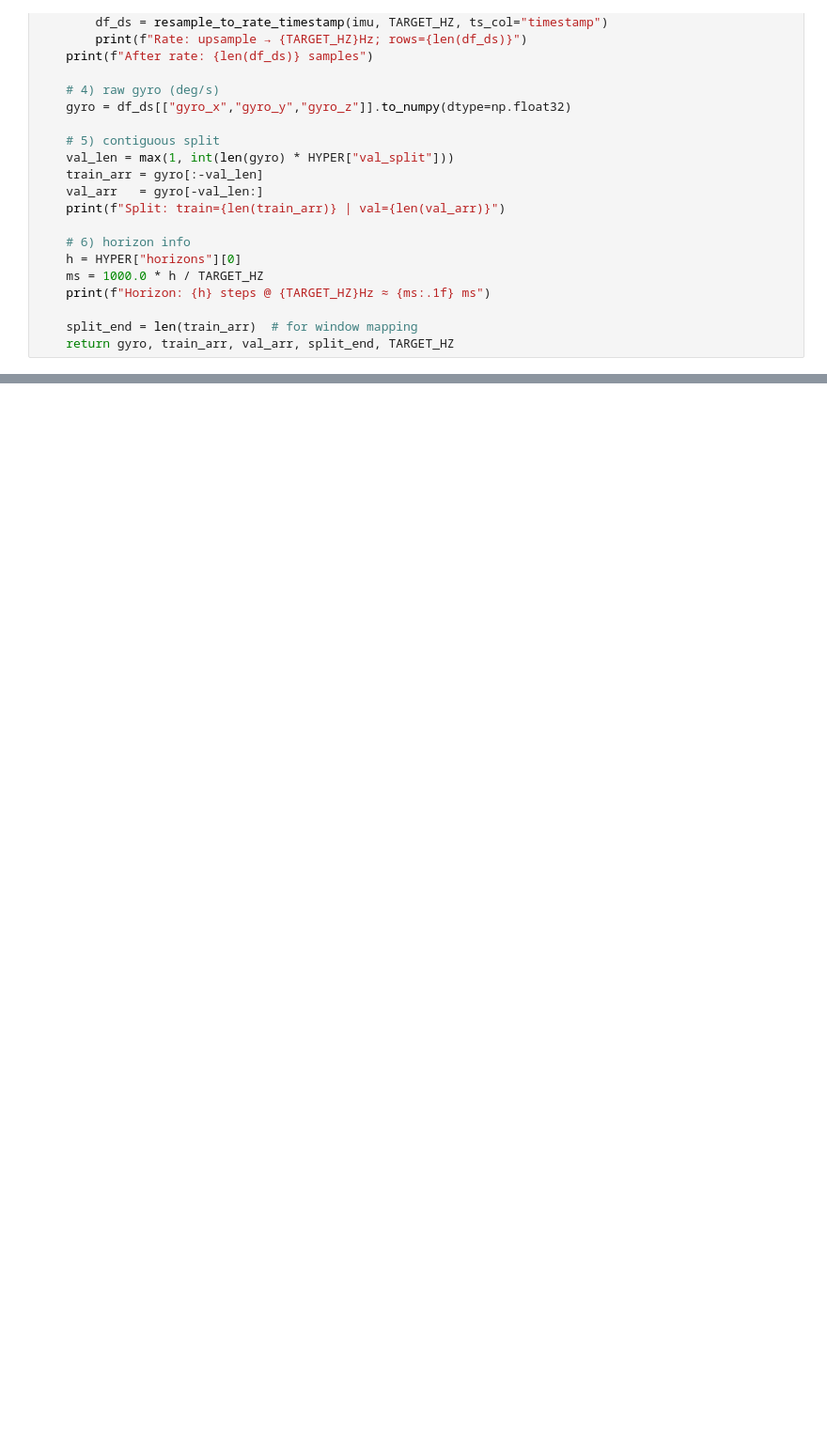
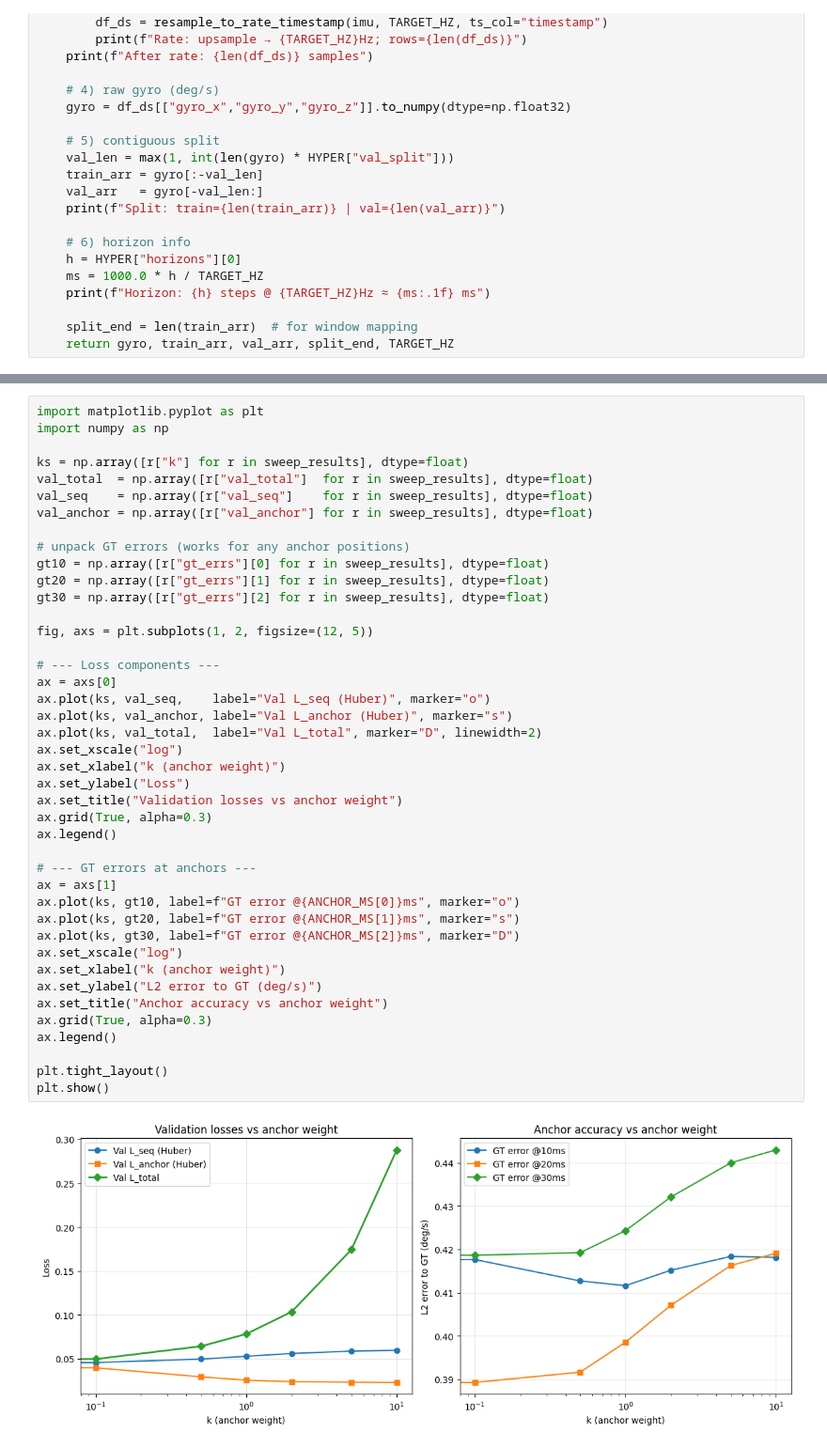
Before and after one commit to omer2345/Multi-Horizon-IMU-predction, a Jupyter notebook: MultiHorizonPrediction.ipynb, the cells around one changed output, grey strips where cells are left out. Shown at 94% size. Drawn from its saved outputs; the diff is of its cells as text; blank space fills up the shorter version.

```diff
--- a/MultiHorizonPrediction.ipynb
+++ b/MultiHorizonPrediction.ipynb
@@ -696,0 +1437,44 @@ plt.tight_layout(); plt.show()
+# %%
+import matplotlib.pyplot as plt
+import numpy as np
+
+ks = np.array([r["k"] for r in sweep_results], dtype=float)
+val_total  = np.array([r["val_total"]  for r in sweep_results], dtype=float)
+val_seq    = np.array([r["val_seq"]    for r in sweep_results], dtype=float)
+val_anchor = np.array([r["val_anchor"] for r in sweep_results], dtype=float)
+
+# unpack GT errors (works for any anchor positions)
+gt10 = np.array([r["gt_errs"][0] for r in sweep_results], dtype=float)
+gt20 = np.array([r["gt_errs"][1] for r in sweep_results], dtype=float)
+gt30 = np.array([r["gt_errs"][2] for r in sweep_results], dtype=float)
+
+fig, axs = plt.subplots(1, 2, figsize=(12, 5))
+
+# --- Loss components ---
+ax = axs[0]
+ax.plot(ks, val_seq,    label="Val L_seq (Huber)", marker="o")
+ax.plot(ks, val_anchor, label="Val L_anchor (Huber)", marker="s")
+ax.plot(ks, val_total,  label="Val L_total", marker="D", linewidth=2)
+ax.set_xscale("log")
+ax.set_xlabel("k (anchor weight)")
+ax.set_ylabel("Loss")
+ax.set_title("Validation losses vs anchor weight")
+ax.grid(True, alpha=0.3)
+ax.legend()
+
+# --- GT errors at anchors ---
+ax = axs[1]
+ax.plot(ks, gt10, label=f"GT error @{ANCHOR_MS[0]}ms", marker="o")
+ax.plot(ks, gt20, label=f"GT error @{ANCHOR_MS[1]}ms", marker="s")
+ax.plot(ks, gt30, label=f"GT error @{ANCHOR_MS[2]}ms", marker="D")
+ax.set_xscale("log")
+ax.set_xlabel("k (anchor weight)")
+ax.set_ylabel("L2 error to GT (deg/s)")
+ax.set_title("Anchor accuracy vs anchor weight")
+ax.grid(True, alpha=0.3)
+ax.legend()
+
+plt.tight_layout()
+plt.show()
+# %% [output]
+[figure, added]
```
Also changed, not shown: parts of 19 cells of this notebook.
